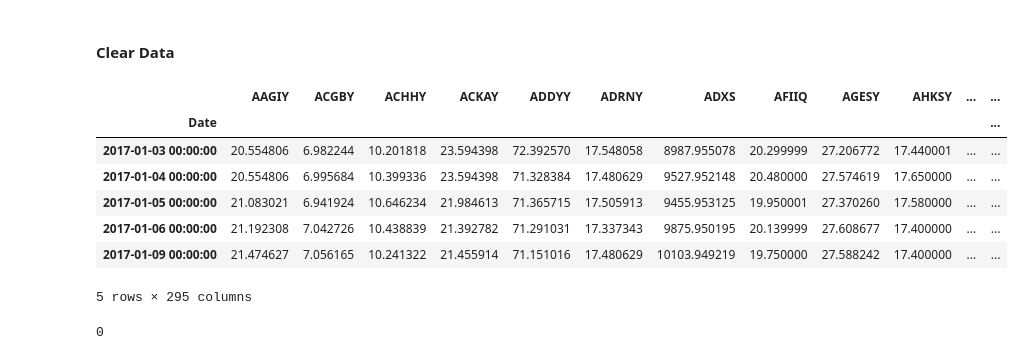
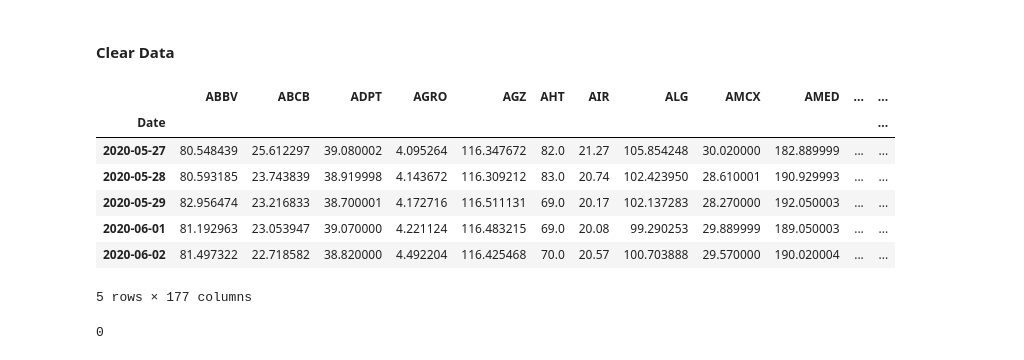
Before and after one commit to benchov/Machine_Learning_for_Trading_Knowledge, a Jupyter notebook: Market_Analysis_I.ipynb, the cells around one changed output. Saved outputs shown, nothing was run; the diff lists cells and outputs as text; code cells hidden in the pictures.

```diff
--- a/Market_Analysis_I.ipynb
+++ b/Market_Analysis_I.ipynb
@@ -71,9 +72,6 @@ import alpaca_trade_api as alpaca
 import yfinance as yf
 # %% [markdown]
 #### Connect to the market data provider
-# %%
-key_id = 'PK2SRTQLRWP8YCAE2PWS'
-secret_key = 'q7O27KSdkMxa0SRzgIz7kJNnzKF2rOkCSXxSEofo'
 # %%
 api = alpaca.REST(key_id, secret_key, 'https://paper-api.alpaca.markets')
 # api.get_account()
@@ -100,6 +80,8 @@ Account({   'account_blocked': False,
 # %%
 # get list of available stocks
 asset_list =api.list_assets()
-asset_list = [asset.symbol for asset in asset_list if (asset.status == 'active') & (asset.exchange =='OTC')]
+asset_list = [asset.symbol for asset in asset_list if (asset.status == 'active') and (asset.tradable == True) and (asset.shortable == True) and (asset.fractionable == True)]
 len(asset_list), asset_list[:10]
+asset_list = random.sample(population=asset_list, k=200)
+len(asset_list)
 # %% [output]
@@ -117,5 +89,5 @@ len(asset_list), asset_list[:10]
 # %%
-start_date = '2017-01-01'
+start_date = '2020-01-01'
 end_date = '2022-12-27'
 data = yf.download(asset_list, start_date, end_date)
 data = data['Adj Close']
@@ -141,16 +100,17 @@ data = data['Adj Close']
 #### Clear Data
 # %%
 data.dropna(inplace=True, axis=1)
+data = data.iloc[100:400]
 data.head()
 # %% [output]
-|  | AAGIY | ACGBY | ACHHY | ACKAY | ADDYY | ADRNY | ADXS | AFIIQ | AGESY | AHKSY | ... | ... |
+|  | ABBV | ABCB | ADPT | AGRO | AGZ | AHT | AIR | ALG | AMCX | AMED | ... | ... |
 | Date |  |  |  |  |  |  |  |  |  |  |  | ... |
-| 2017-01-03 00:00:00 | 20.554806 | 6.982244 | 10.201818 | 23.594398 | 72.392570 | 17.548058 | 8987.955078 | 20.299999 | 27.206772 | 17.440001 | ... | ... |
-| 2017-01-04 00:00:00 | 20.554806 | 6.995684 | 10.399336 | 23.594398 | 71.328384 | 17.480629 | 9527.952148 | 20.480000 | 27.574619 | 17.650000 | ... | ... |
-| 2017-01-05 00:00:00 | 21.083021 | 6.941924 | 10.646234 | 21.984613 | 71.365715 | 17.505913 | 9455.953125 | 19.950001 | 27.370260 | 17.580000 | ... | ... |
-| 2017-01-06 00:00:00 | 21.192308 | 7.042726 | 10.438839 | 21.392782 | 71.291031 | 17.337343 | 9875.950195 | 20.139999 | 27.608677 | 17.400000 | ... | ... |
-| 2017-01-09 00:00:00 | 21.474627 | 7.056165 | 10.241322 | 21.455914 | 71.151016 | 17.480629 | 10103.949219 | 19.750000 | 27.588242 | 17.400000 | ... | ... |
+| 2020-05-27 | 80.548439 | 25.612297 | 39.080002 | 4.095264 | 116.347672 | 82.0 | 21.27 | 105.854248 | 30.020000 | 182.889999 | ... | ... |
+| 2020-05-28 | 80.593185 | 23.743839 | 38.919998 | 4.143672 | 116.309212 | 83.0 | 20.74 | 102.423950 | 28.610001 | 190.929993 | ... | ... |
+| 2020-05-29 | 82.956474 | 23.216833 | 38.700001 | 4.172716 | 116.511131 | 69.0 | 20.17 | 102.137283 | 28.270000 | 192.050003 | ... | ... |
+| 2020-06-01 | 81.192963 | 23.053947 | 39.070000 | 4.221124 | 116.483215 | 69.0 | 20.08 | 99.290253 | 29.889999 | 189.050003 | ... | ... |
+| 2020-06-02 | 81.497322 | 22.718582 | 38.820000 | 4.492204 | 116.425468 | 70.0 | 20.57 | 100.703888 | 29.570000 | 190.020004 | ... | ... |
-5 rows × 295 columns
+5 rows × 177 columns
 # %%
 data.value_counts().isnull().sum()
 # %% [output]
```
Also changed, not shown: parts of 22 cells of this notebook.
